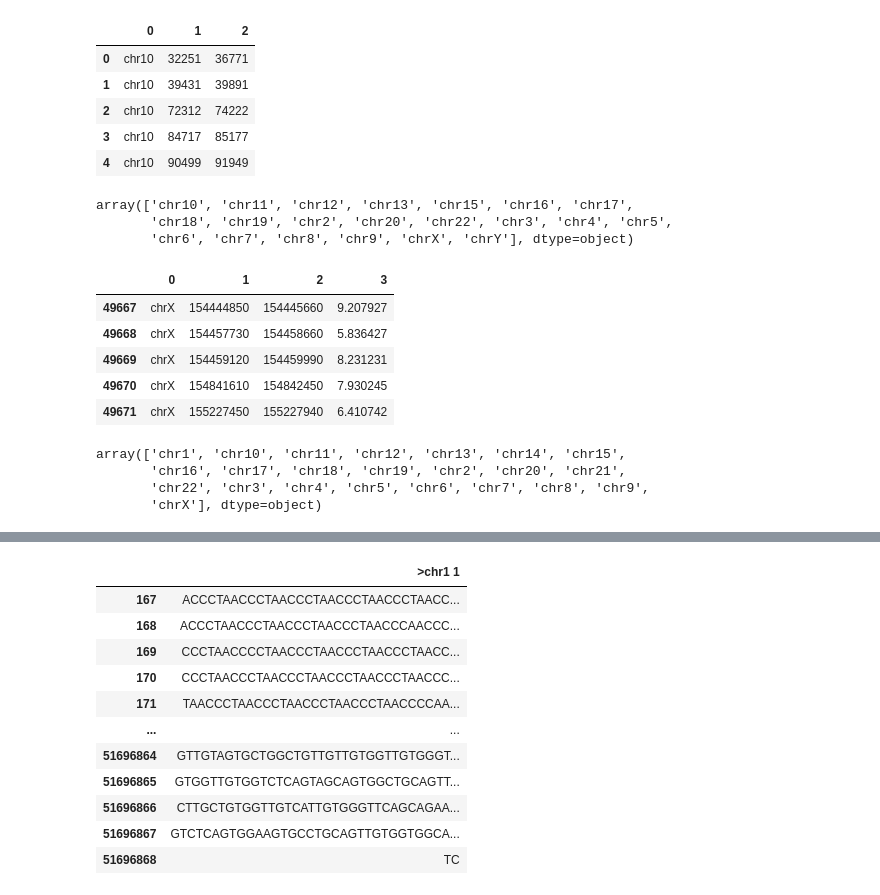
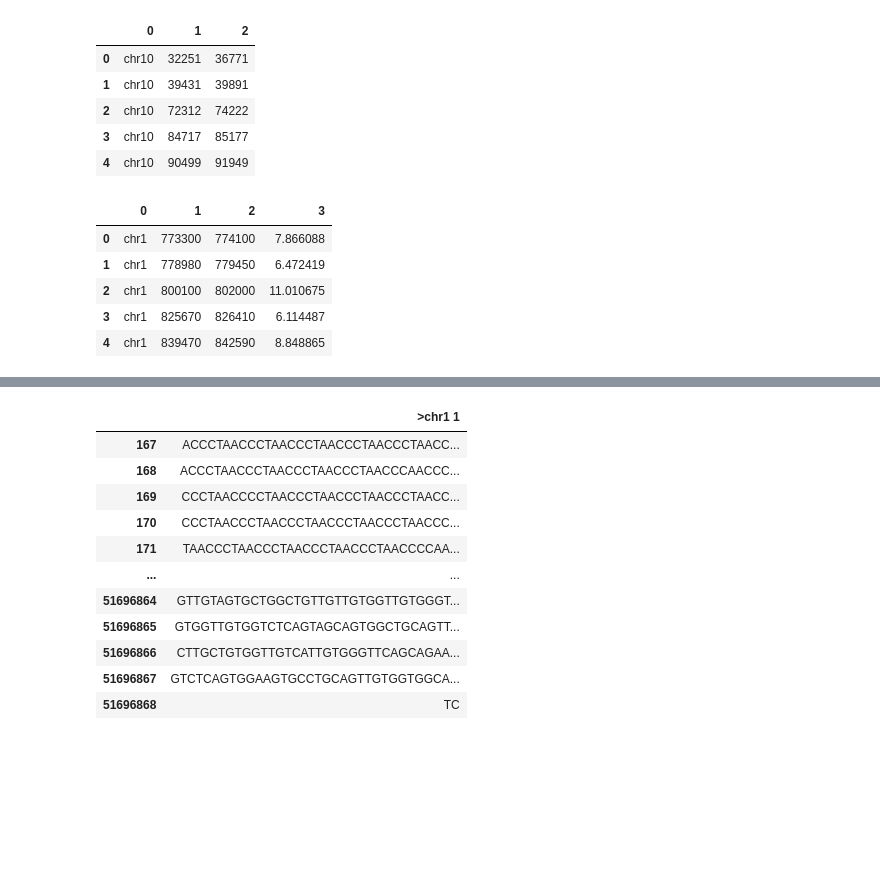
Before and after one commit to glinkaz/Enhancers, a Jupyter notebook: enhancers1.ipynb, the cells around one changed output, grey strips where cells are left out. Drawn from its saved outputs; the diff is of its cells as text; code cells hidden in the pictures; blank space fills up the shorter version.

```diff
--- a/enhancers1.ipynb
+++ b/enhancers1.ipynb
@@ -14,27 +14,14 @@ negative_set.head()
 | 2 | chr10 | 72312 | 74222 |
 | 3 | chr10 | 84717 | 85177 |
 | 4 | chr10 | 90499 | 91949 |
-# %%
-np.unique(negative_set[0])
-# %% [output]
-array(['chr10', 'chr11', 'chr12', 'chr13', 'chr15', 'chr16', 'chr17',
-       'chr18', 'chr19', 'chr2', 'chr20', 'chr22', 'chr3', 'chr4', 'chr5',
-       'chr6', 'chr7', 'chr8', 'chr9', 'chrX', 'chrY'], dtype=object)
+# %%
+gm.head()
+# %% [output]
+|  | 0 | 1 | 2 | 3 |
+| 0 | chr1 | 773300 | 774100 | 7.866088 |
+| 1 | chr1 | 778980 | 779450 | 6.472419 |
+| 2 | chr1 | 800100 | 802000 | 11.010675 |
+| 3 | chr1 | 825670 | 826410 | 6.114487 |
+| 4 | chr1 | 839470 | 842590 | 8.848865 |
 # %%
 train_neg = negative_set.loc[~negative_set[0].isin(['chrY', 'chrX'])]
-# %%
-gm.tail()
-# %% [output]
-|  | 0 | 1 | 2 | 3 |
-| 49667 | chrX | 154444850 | 154445660 | 9.207927 |
-| 49668 | chrX | 154457730 | 154458660 | 5.836427 |
-| 49669 | chrX | 154459120 | 154459990 | 8.231231 |
-| 49670 | chrX | 154841610 | 154842450 | 7.930245 |
-| 49671 | chrX | 155227450 | 155227940 | 6.410742 |
-# %%
-np.unique(gm[0])
-# %% [output]
-array(['chr1', 'chr10', 'chr11', 'chr12', 'chr13', 'chr14', 'chr15',
-       'chr16', 'chr17', 'chr18', 'chr19', 'chr2', 'chr20', 'chr21',
-       'chr22', 'chr3', 'chr4', 'chr5', 'chr6', 'chr7', 'chr8', 'chr9',
-       'chrX'], dtype=object)
```
Also changed, not shown: parts of 8 cells of this notebook.
